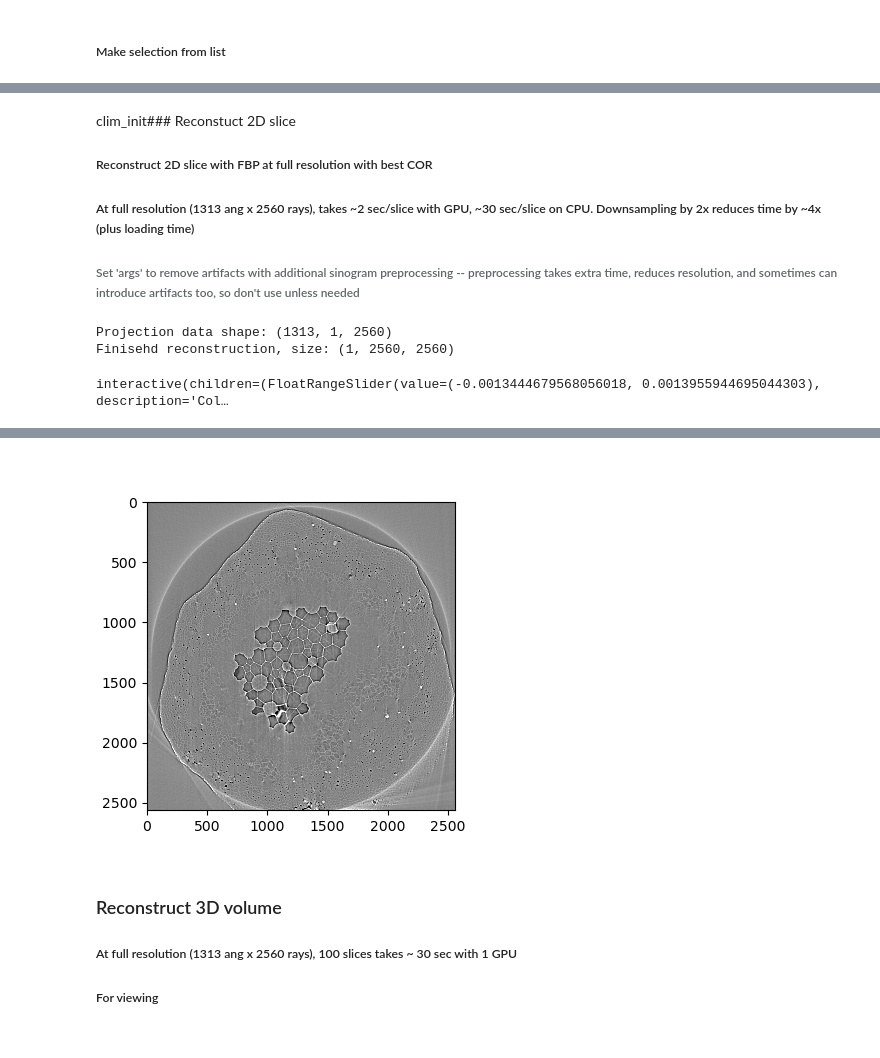
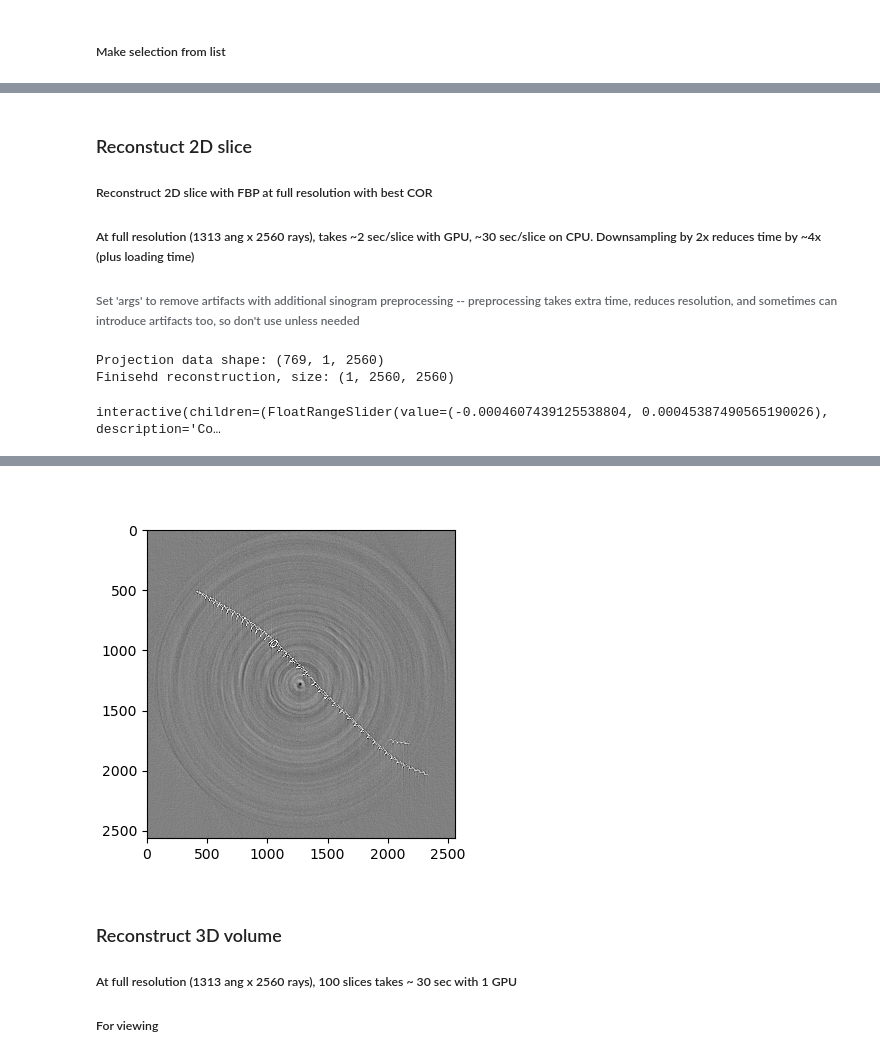
Before and after one commit to als-computing/microct, a Jupyter notebook: ALS_recon.ipynb, the cells around one changed output, grey strips where cells are left out. Drawn from its saved outputs; the diff is of its cells as text; code cells hidden in the pictures.

```diff
--- a/ALS_recon.ipynb
+++ b/ALS_recon.ipynb
@@ -25,6 +27,6 @@ Nvidia GPU detected, will use to reconstruct!
 # %% [markdown]
 ### Choose Data
 # %%
-dataDir = "//global/cfs/cdirs/als/users/dperl/petiole_data" # where is the raw data
+dataDir = "/global/cfs/cdirs/als/users/tomography_notebooks/example_data" # where is the raw data
 filelist = als.get_directory_filelist(dataDir)
 # %% [output]
@@ -57,0 +60,7 @@ angularrange: 180.0, \pxsize: 0.6499999999999999 um, distance: 170.079239 mm. en
+# %%
+cor_init = als.auto_find_cor(path)
+print(f"Inital COR found: {cor_init} pixels (at full resolution)")
+tomo, _ = als.read_data(path, proj=slice(0,None,metadata['numangles']-1), downsample_factor=None)
+first_proj, last_proj_flipped = tomo[0], np.fliplr(tomo[-1])
+axs, img, proj_0_180_sliders, sliders_output = als.plot_0_and_180_proj_diff(first_proj,last_proj_flipped,init_cor=-2*cor_init,fignum=1,figsize=6)
+display(proj_0_180_sliders,sliders_output)
@@ -65,15 +78,14 @@ angles_ind = slice(0,-1,1) # get all angles (explicitly, can also use None)
 # angles_ind = slice(0,-1,4) # get every 4th angle
 # slices_ind = slice(0,1,1) # get first slice
 slices_ind = slice(metadata['numslices']//2,metadata['numslices']//2+1,1) # get only middle slice
-downsample_factor = 4 # downsample projections for speed (in both slice and ray dimensions). None is no downsample
+downsample_factor = 8 # downsample projections for speed (in both slice and ray dimensions). None is no downsample
 cor_search_range = 10 # pixels (at full res pixels)
-cor_search_step = 0.5 # pixels (at full res pixels)
+cor_search_step = 5 # pixels (at full res pixels)
 fc = None # FBP LP filter cutoff: 0-to-1. None is no filtering
 ########## dont touch code below ##########
+cor = -proj_0_180_sliders.children[0].value/2
 tomo, angles = als.read_data(path, proj=angles_ind, sino=slices_ind, downsample_factor=downsample_factor)
 print(f"Projection data shape: {tomo.shape}")
-cor_init= als.auto_find_cor(path)
-print(f"Inital COR found: {cor_init} pixels (at full resolution)")
 cors = np.arange(cor_init-cor_search_range,cor_init+cor_search_range,cor_search_step) # narrow COR range
 recons = [als.astra_fbp_recon(tomo,angles,center=cor/downsample_factor,fc=fc,gpu=use_gpu) for cor in cors]
 print(f"Finisehd {len(recons)} reconstructions, size: {recons[0].shape}")
@@ -111,5 +109,5 @@ VBox(children=(FloatSlider(value=-72.0, description='Shift X', layout=Layout(wid
 # %% [markdown]
-clim_init### Reconstuct 2D slice
+### Reconstuct 2D slice
 ##### Reconstruct 2D slice with FBP at full resolution with best COR
 ##### At full resolution (1313 ang x 2560 rays), takes ~2 sec/slice with GPU, ~30 sec/slice on CPU. Downsampling by 2x reduces time by ~4x (plus loading time)
 ###### Set 'args' to remove artifacts with additional sinogram preprocessing -- preprocessing takes extra time, reduces resolution, and sometimes can introduce artifacts too, so don't use unless needed
@@ -120,7 +118,8 @@ angles_ind = None # get all angles
 slices_ind = slice(metadata['numslices']//2,metadata['numslices']//2+1,1) # get only middle slice
 downsample_factor = 1 # downsample projections for speed (in both slice and ray dimensions)
 fc = 0.5 # FBP LP filter cutoff: 0-to-1. None is no filtering
-COR = 36.5 # from above
+COR = cors[cor_slider.children[0].value] # auto-select COR from above cell
+# COR = 0 # manually select COR
 # args = None # don't do any preprocessing
 args = { # preprocessing parameters
     'minimum_transmission': None, # threshold for pre-log, normalized sinogram. None turns off
@@ -139,7 +138,7 @@ display(clim_slider)
 print('')
 print('This took:')
 # %% [output]
-Projection data shape: (1313, 1, 2560)
+Projection data shape: (769, 1, 2560)
 Finisehd reconstruction, size: (1, 2560, 2560)
-interactive(children=(FloatRangeSlider(value=(-0.0013444679568056018, 0.0013955944695044303), description='Col…
+interactive(children=(FloatRangeSlider(value=(-0.0004607439125538804, 0.00045387490565190026), description='Co…
 This took:
@@ -148,4 +147,4 @@ Wall time: 5.29 s
-[figure, old version]
+[figure, new version]
 # %% [markdown]
 ### Reconstruct 3D volume
 ##### At full resolution (1313 ang x 2560 rays), 100 slices takes ~ 30 sec with 1 GPU
```
Also changed, not shown: parts of 10 cells of this notebook, 1 other file.
